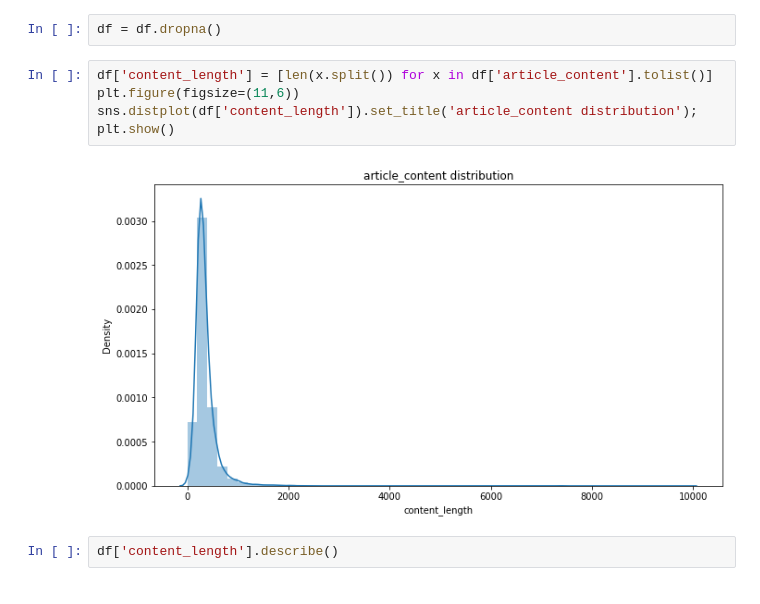
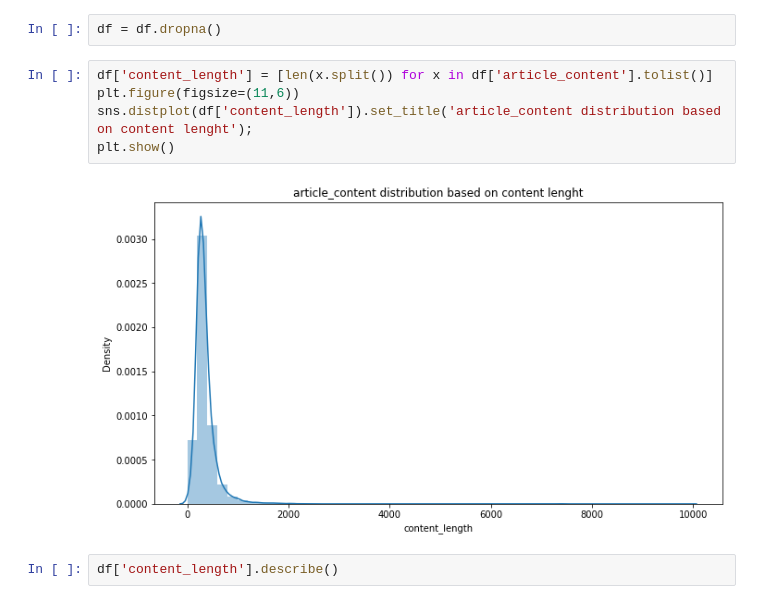
Before and after one commit to bayuwira/Text-Classification-Topic-Extraction-on-Indonesian-Dataset, a Jupyter notebook: Documentation.ipynb, the cells around one changed output. Saved outputs shown, nothing was run; the diff lists cells and outputs as text.

```diff
--- a/Documentation.ipynb
+++ b/Documentation.ipynb
@@ -55,10 +68,10 @@ df = df.dropna()
 # %%
 df['content_length'] = [len(x.split()) for x in df['article_content'].tolist()]
 plt.figure(figsize=(11,6))
-sns.distplot(df['content_length']).set_title('article_content distribution');
+sns.distplot(df['content_length']).set_title('article_content distribution based on content lenght');
 plt.show()
 # %% [output]
-[figure, old version]
+[figure, new version]
 # %%
 df['content_length'].describe()
 # %% [output]
```
Also changed, not shown: parts of 21 cells of this notebook, 1 other file.
